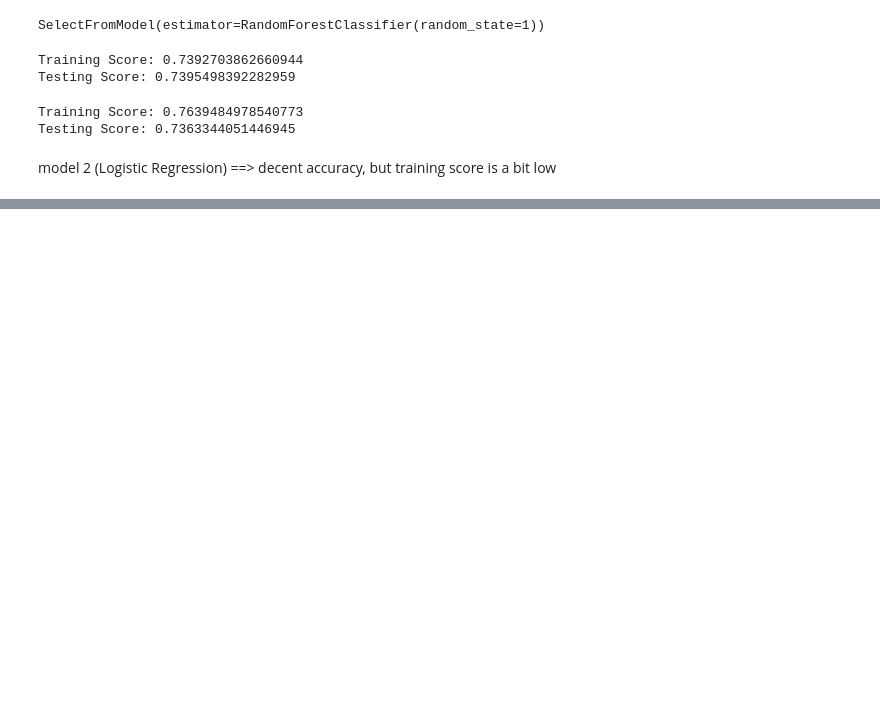
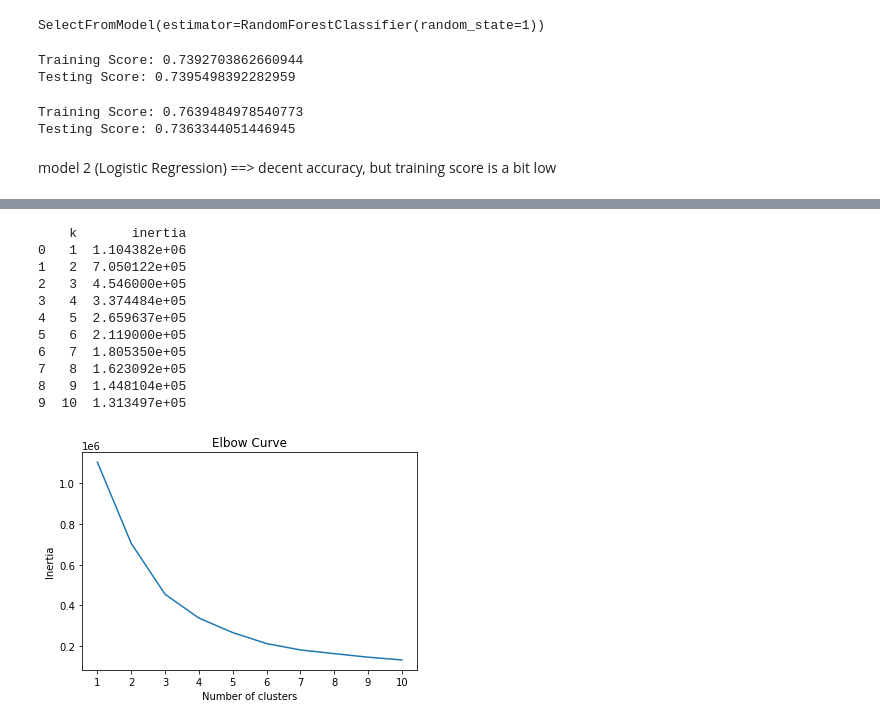
Before and after one commit to RobSalazar/Project-4, a Jupyter notebook: space_data.ipynb, the cells around one changed output, grey strips where cells are left out. Cells and saved outputs as stored; diff of their text form; code cells hidden in the pictures; blank space fills up the shorter version.

```diff
--- a/space_data.ipynb
+++ b/space_data.ipynb
@@ -211,0 +406,35 @@ joblib.dump(clf_for,"rf_model.joblib")
+# %%
+# Create the cluster analysis with k means
+inertia = []
+k = list(range(1 , 11))
+
+# Calculate the inertia for the selected range of k values
+for i in k:
+    km = KMeans(n_clusters = i, random_state = 42)
+    km.fit(space_df)
+    inertia.append(km.inertia_)
+
+# Create the elbow curve
+elbow_data = {"k":k , "inertia": inertia}
+elbow_df = pd.DataFrame(elbow_data)
+print(elbow_df)
+plt.plot(elbow_df['k'], elbow_df['inertia'])
+plt.xticks(range(1,11))
+plt.xlabel('Number of clusters')
+plt.ylabel('Inertia')
+plt.title('Elbow Curve')
+plt.savefig("images/elbow_curve.PNG")
+plt.show()
+# %% [output]
+    k       inertia
+0   1  1.104382e+06
+1   2  7.050122e+05
+2   3  4.546000e+05
+3   4  3.374484e+05
+4   5  2.659637e+05
+5   6  2.119000e+05
+6   7  1.805350e+05
+7   8  1.623092e+05
+8   9  1.448104e+05
+9  10  1.313497e+05
+[figure, added]
```
Also changed, not shown: parts of 59 cells of this notebook, 14 other files.
